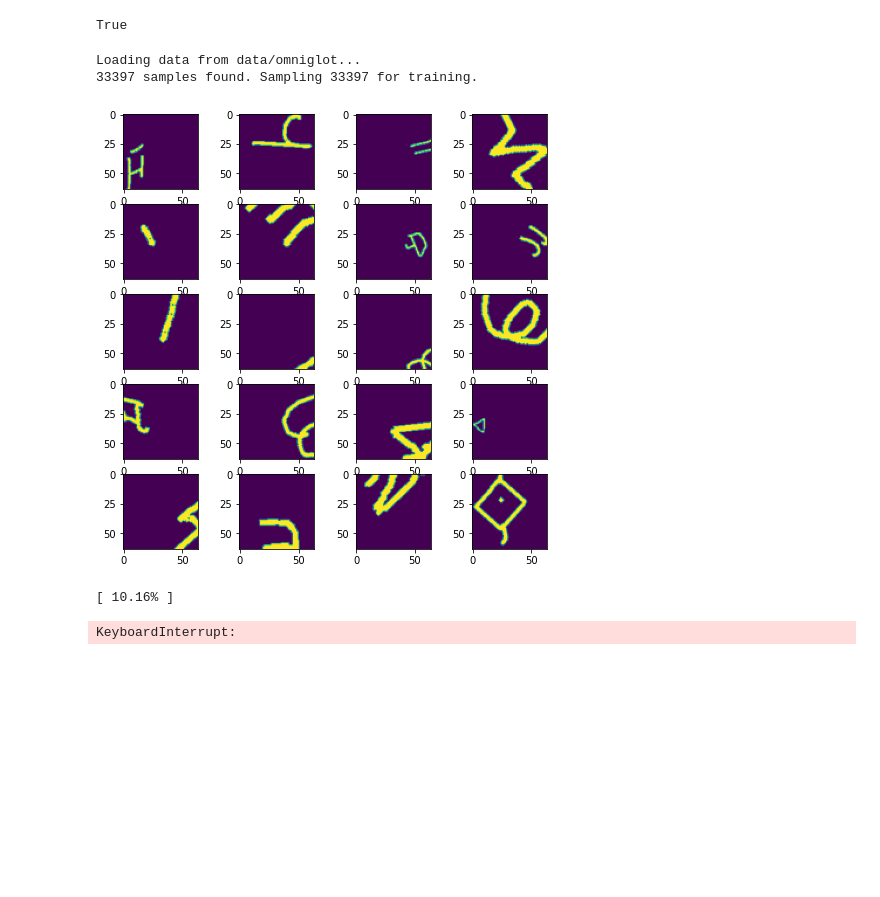
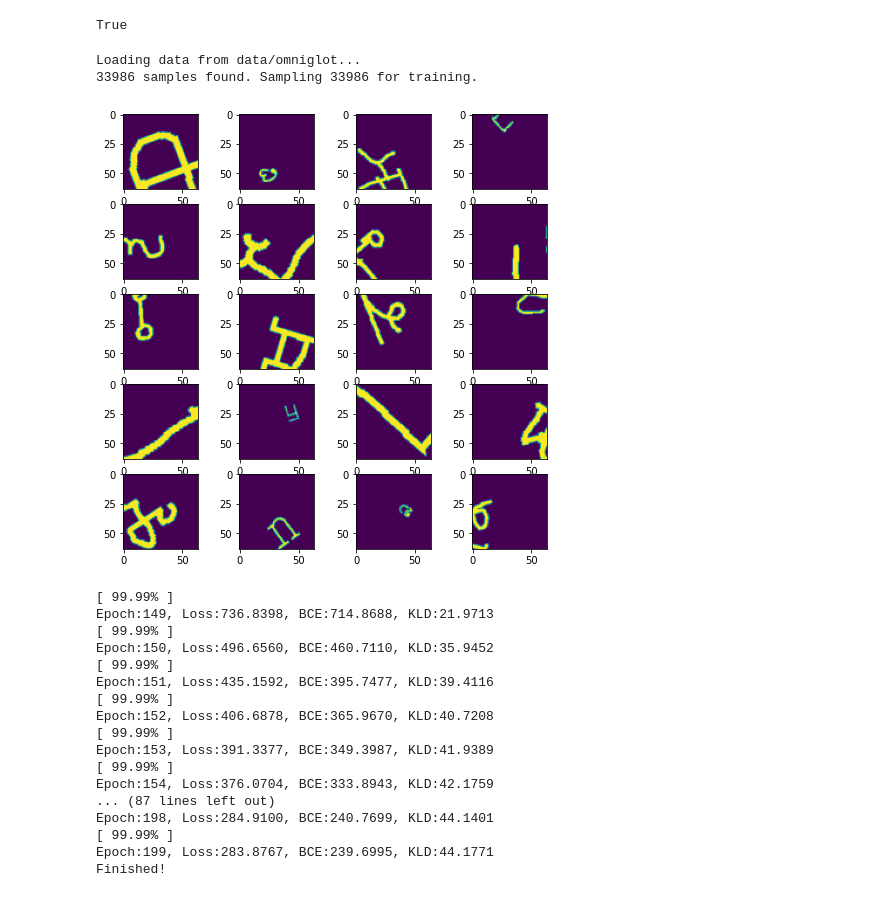
Before and after one commit to lshoek/creative-evo-controller, a Jupyter notebook: trainer.ipynb, the cells around one changed output. Saved outputs shown, nothing was run; the diff lists cells and outputs as text; code cells hidden in the pictures; blank space fills up the shorter version.

```diff
--- a/trainer.ipynb
+++ b/trainer.ipynb
@@ -16,18 +16,19 @@ from models.vae import VAE
 batch_size = 64
 learning_rate = 1e-3
 data_path = 'data/omniglot'
+intermediate_path = 'saved_models/intermediate'
 num_samples = -1
 
 model_name = 'conv_vae_omniglot'
-num_epochs = 400
-resume_epoch = 200
+resume_epoch = 148
+num_epochs = resume_epoch + 51
 
 torch.cuda.is_available()
 # %% [output]
 True
 # %%
 def save_model_checkpoint(model, name, epoch):
-    torch.save(model.state_dict(), f'models/compressor/{name}_epoch{epoch}.pth')
+    torch.save(model.state_dict(), f'{intermediate_path}/{name}_epoch{epoch}.pth')
 
 def show_dataset_samples(dataset):
     w, h = 10, 10
@@ -113,35 +114,50 @@ def init_weights(m):
 # %%
 # Training
 with open('config/creature.json') as f:
     config = json.load(f)
     latent_size = config.get('vae.latent.size')
 
 torch.manual_seed(1)
 model = VAE(latent_size)
 
-model_checkpoint_path = f'models/compressor/{model_name}_epoch{resume_epoch}.pth'
+model_checkpoint_path = f'{intermediate_path}/{model_name}_epoch_{resume_epoch}.pth'
 if (os.path.exists(model_checkpoint_path)):
     model.load_state_dict(torch.load(model_checkpoint_path))
 else:
     model.apply(init_weights)
 
 model.cuda()
 
 train_loader = load_dataset(data_path, num_samples, batch_size)
 show_dataset_samples(train_loader.dataset)
 
 outputs = train(
     model=model,
     train_loader=train_loader,
     num_epochs=num_epochs,
     learning_rate=learning_rate
 )
 # %% [output]
 Loading data from data/omniglot...
-33397 samples found. Sampling 33397 for training.
+33986 samples found. Sampling 33986 for training.
-[figure, old version]
+[figure, new version]
-[ 10.16% ]
+[ 99.99% ]
+Epoch:149, Loss:736.8398, BCE:714.8688, KLD:21.9713
+[ 99.99% ]
+Epoch:150, Loss:496.6560, BCE:460.7110, KLD:35.9452
+[ 99.99% ]
+Epoch:151, Loss:435.1592, BCE:395.7477, KLD:39.4116
+[ 99.99% ]
+Epoch:152, Loss:406.6878, BCE:365.9670, KLD:40.7208
+[ 99.99% ]
+Epoch:153, Loss:391.3377, BCE:349.3987, KLD:41.9389
+[ 99.99% ]
+Epoch:154, Loss:376.0704, BCE:333.8943, KLD:42.1759
+... (87 lines left out)
+Epoch:198, Loss:284.9100, BCE:240.7699, KLD:44.1401
+[ 99.99% ]
+Epoch:199, Loss:283.8767, BCE:239.6995, KLD:44.1771
+Finished!
-KeyboardInterrupt:
 # %%
 # Inference
 with open('config/creature.json') as f:
```
Also changed, not shown: parts of 1 cell of this notebook, 54 other files.
